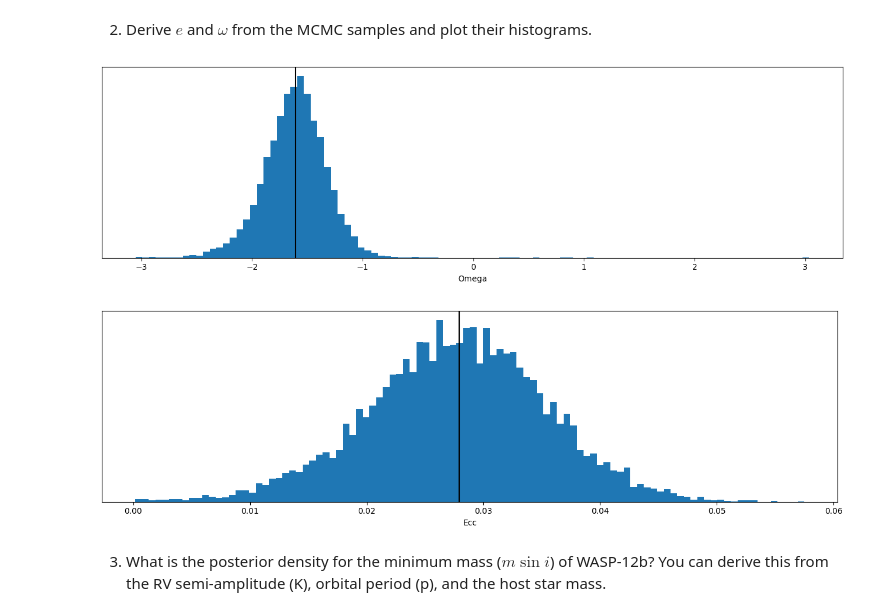
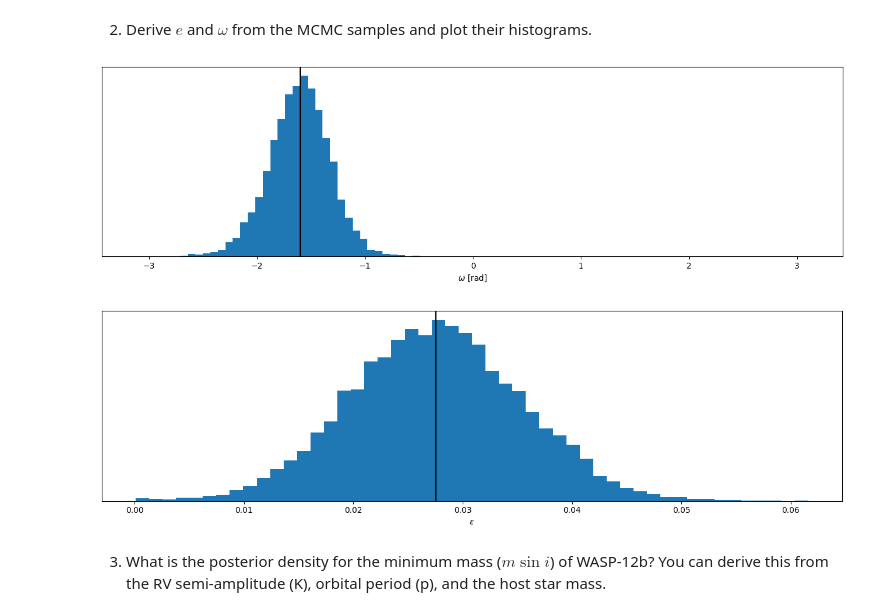
Before and after one commit to aceronf/ull_exoexo_2425, a Jupyter notebook: 01_rv_analysis.ipynb, the cells around one changed output. Drawn from its saved outputs; the diff is of its cells as text; code cells hidden in the pictures.

```diff
--- a/01_rv_analysis.ipynb
+++ b/01_rv_analysis.ipynb
@@ -306,24 +306,25 @@ $$
 # %%
 import numpy as np
 
 # Calculation of omega:
+#omega = np.arctan2(df["sesw_1"],df["secw_1"])
 omega = np.arctan2(df["sesw_1"],df["secw_1"])
 fig, ax = subplots()
-ax.hist(omega, bins=100)
+ax.hist(omega, bins=90)
 ax.axvline(median(omega), c='k')
-setp(ax, xlabel='Omega', yticks=[])
+setp(ax, xlabel=r'$\omega$ [rad]', yticks=[])
 fig.tight_layout()
 
 # Calculation of e:
 ecc = df["sesw_1"]**2 + df["secw_1"]**2
 fig, ax = subplots()
-ax.hist(ecc, bins=100)
+ax.hist(ecc, bins=50)
 ax.axvline(median(ecc), c='k')
-setp(ax, xlabel='Ecc', yticks=[])
+setp(ax, xlabel=r'$\epsilon$', yticks=[])
 fig.tight_layout()
 # %% [output]
-[figure, old version]
+[figure, new version]
-[figure, old version]
+[figure, new version]
 # %% [markdown]
 3. What is the posterior density for the minimum mass ($m\sin i$) of WASP-12b? You can derive this from the RV semi-amplitude (K), orbital period (p), and the host star mass.
 # %% [markdown]
```
Also changed, not shown: parts of 9 cells of this notebook, 1 other file.
